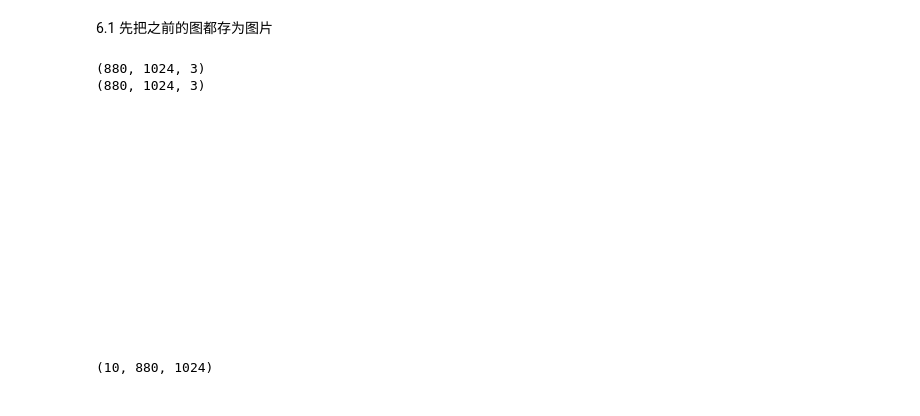
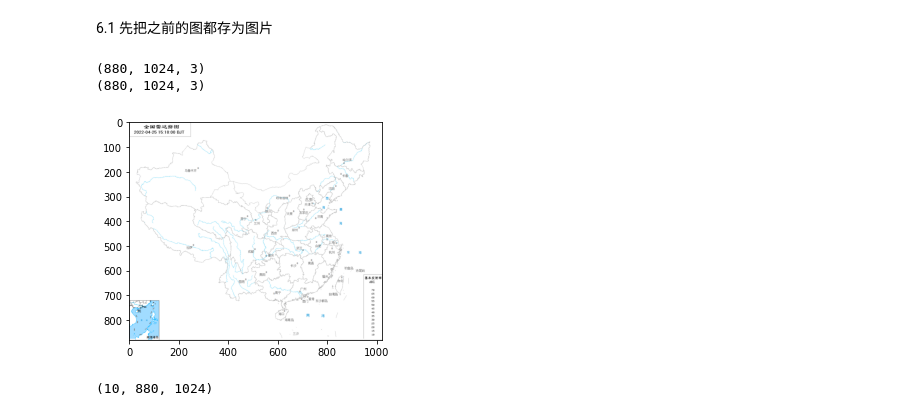
Before and after one commit to lovelyweather/learning_machine_learning, a Jupyter notebook: Optical_Flow_Extraplolation/extrapolation_china.ipynb, the cells around one changed output. Drawn from its saved outputs; the diff is of its cells as text; code cells hidden in the pictures.

```diff
--- a/Optical_Flow_Extraplolation/extrapolation_china.ipynb
+++ b/Optical_Flow_Extraplolation/extrapolation_china.ipynb
@@ -638,35 +638,34 @@ for i, threshold in enumerate(['10','20','30','40']):
 # %%
 #先把底图之类的加上
 #针对nowcast[0]先画一张图看看
 #先把dbz转为rgb值
 
 #1. 读取一个示例文件，提取其底图信息
 raw_img_array = plt.imread(r"E:/xiaowu\extrapolation\pic_ori/Z_RADA_C_BABJ_20220425071800_P_DOR_RDCP_R_ACHN.PNG")
 rgb_img_array = (raw_img_array * 255).astype(np.uint8)
 print(rgb_img_array.shape)
 #将底图与dbz颜色分离
 #初始化阶段将原始图片数组分别存入两个数组。
 #存底图的数组为flaw_img_array，由于后期底图的数组主要用于对缝隙的填补，因此使用flaw。
 flaw_img_array = copy.deepcopy(rgb_img_array)
 #存dbz的数组为data_img_array
 data_img_array = copy.deepcopy(rgb_img_array)
 
 # 1. 剔除dbz像素点，提取出底图部分的坐标
 for colors_array in colors_arrays:
     dist = np.sum((rgb_img_array - colors_array) ** 2, axis=2)
     dbz_index = np.where(dist==dist.min())
     flaw_img_array[dbz_index] = np.array([255,255,255])
     flaw_index = np.where(flaw_img_array.sum(axis=2)<255*3) #非白色的坐标位置，即底图的坐标位置 白色的RGB为255 255 255
 
  #底图
-#plt.imshow(flaw_img_array)
-plt.axis("off")
+plt.imshow(flaw_img_array)
+#plt.axis("off")
 print(flaw_img_array.shape)
-plt.imsave("see.png",data_img_array)
 # %% [output]
 (880, 1024, 3)
 (880, 1024, 3)
-[figure, old version]
+[figure, new version]
 # %%
 results["SparseSD"]["202204250700"][()].shape
 # %% [output]
```
